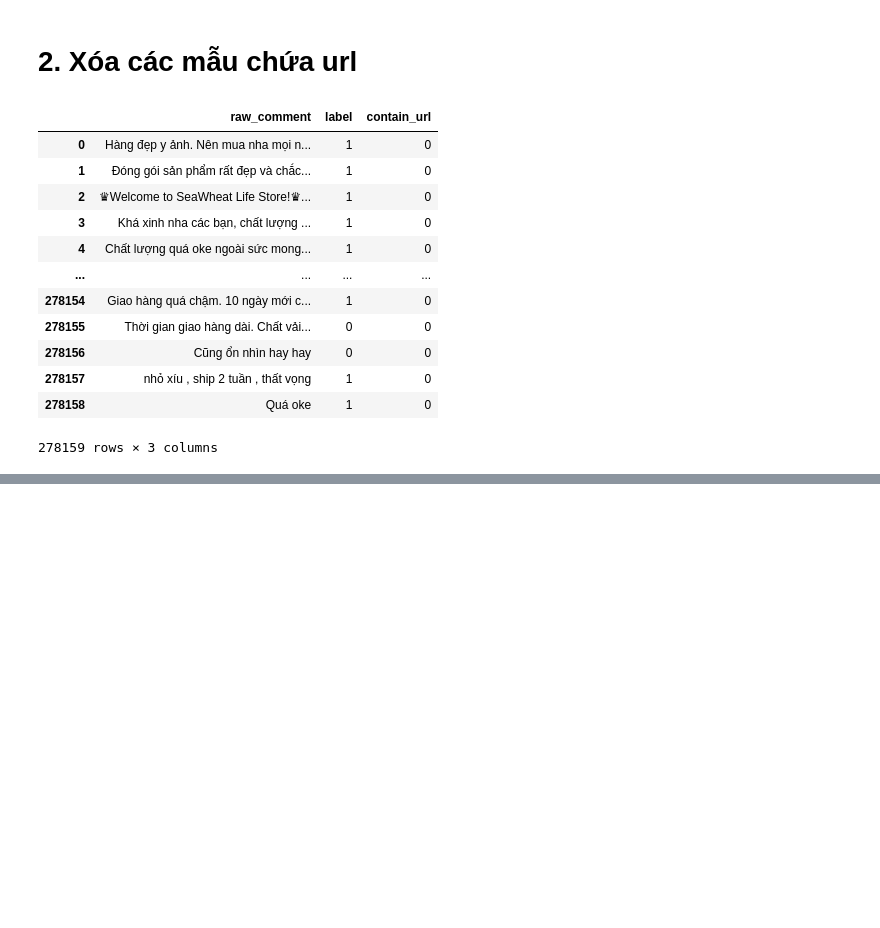
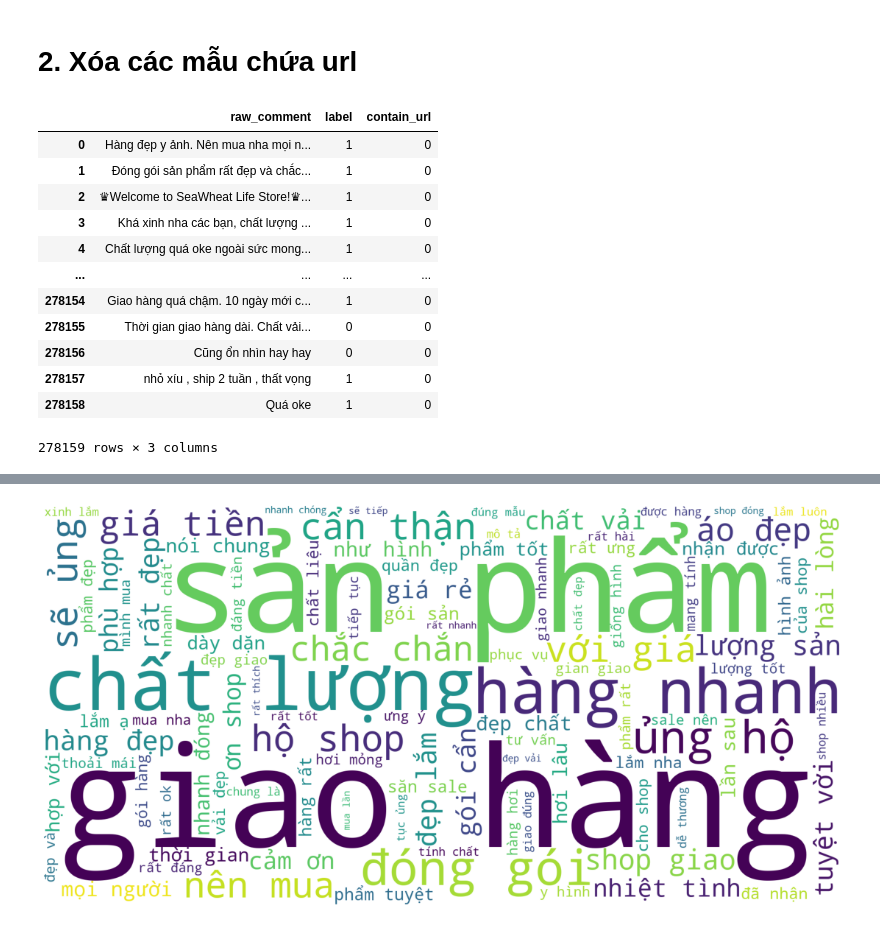
Before and after one commit to cuongpiger/CSC_Data_Science_Final_Project, a Jupyter notebook: 00. Data Scraping/02_hack.ipynb, the cells around one changed output, grey strips where cells are left out. Drawn from its saved outputs; the diff is of its cells as text; code cells hidden in the pictures; blank space fills up the shorter version.

```diff
--- a/00. Data Scraping/02_hack.ipynb
+++ b/00. Data Scraping/02_hack.ipynb
@@ -97,0 +102,3 @@ ljljljljljhljhllljljljlljkljljljl
+# %%
+reviews = reviews[reviews['contain_adv'] == 0]
+reviews = reviews.drop(columns=['contain_adv']).reset_index(drop=True)
@@ -97,0 +123,7 @@ ljljljljljhljhllljljljlljkljljljl
+# %%
+vietnamese_syllables = Hack.loadVietnameseSyllables()
+# %%
+reviews['language'] = reviews['raw_comment'].apply(lambda comment: 1 if Hack.isVietnamese(comment, vietnamese_syllables) else 0)
+# %%
+reviews = reviews[reviews['language'] == 1]
+reviews = reviews.drop(columns=['language']).reset_index(drop=True)
@@ -97,0 +146,4 @@ ljljljljljhljhllljljljlljkljljljl
+# %%
+Hack.drawWordCloud(Hack.convertToOneString(reviews['raw_comment']))
+# %% [output]
+[figure, added]
```
Also changed, not shown: parts of 21 cells of this notebook, 3 other files.
